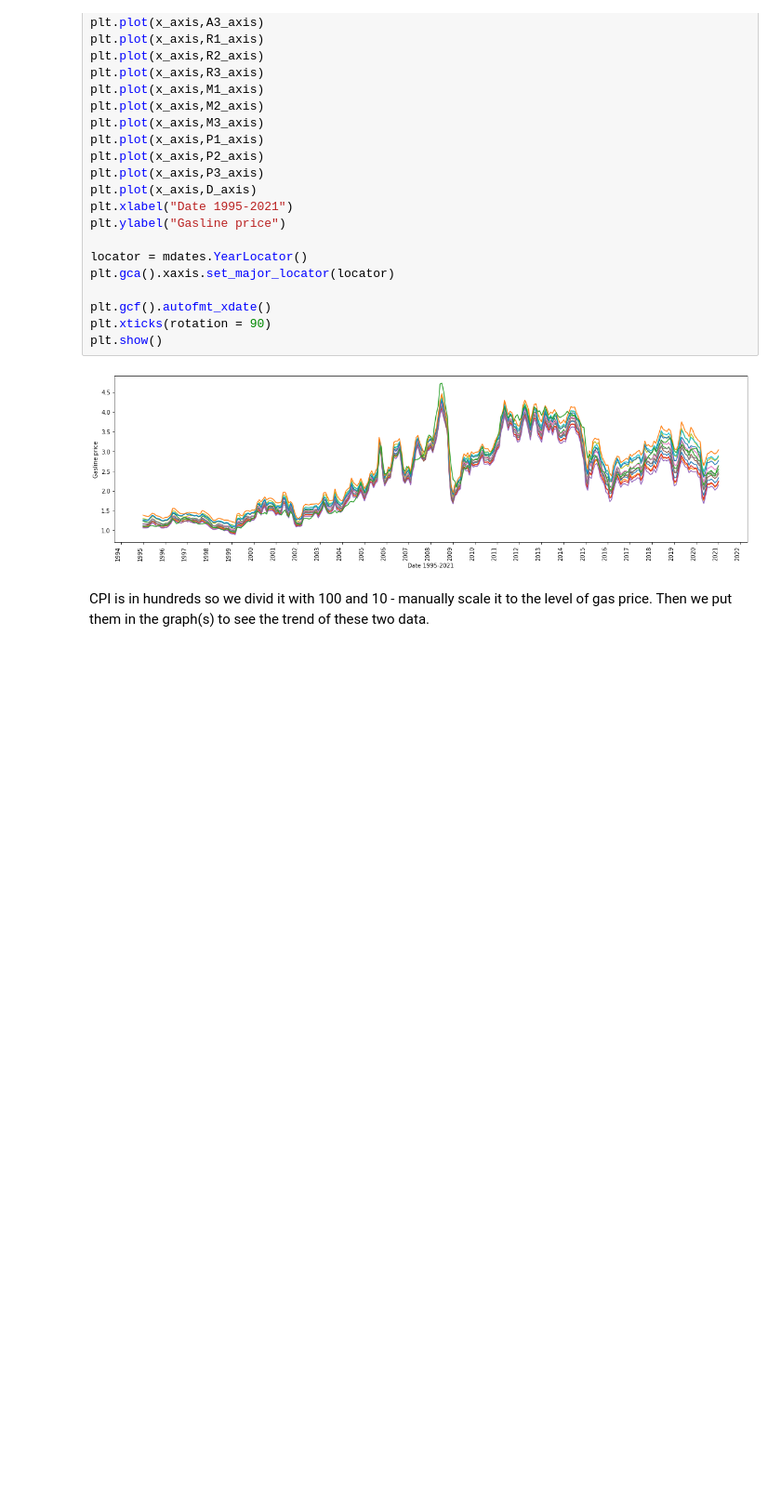
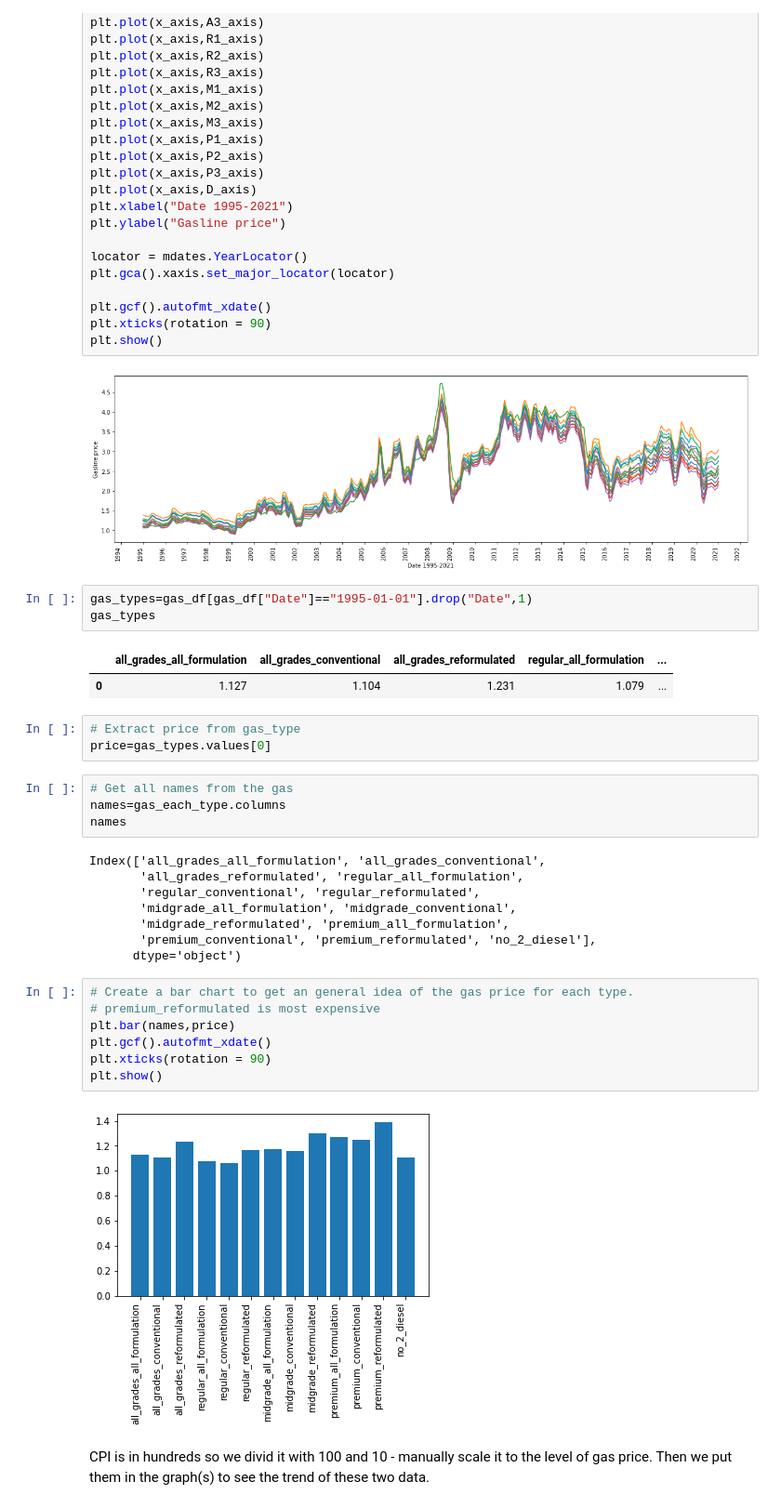
Before and after one commit to Jblueart/winning_project, a Jupyter notebook: data_exploring_and_models.ipynb, the cells around one changed output. Shown at 93% size. Drawn from its saved outputs; the diff is of its cells as text; blank space fills up the shorter version.

```diff
--- a/data_exploring_and_models.ipynb
+++ b/data_exploring_and_models.ipynb
@@ -121,6 +121,36 @@ plt.xticks(rotation = 90)
 plt.show()
 # %% [output]
 [figure]
+# %%
+gas_types=gas_df[gas_df["Date"]=="1995-01-01"].drop("Date",1)
+gas_types
+# %% [output]
+|  | all_grades_all_formulation | all_grades_conventional | all_grades_reformulated | regular_all_formulation | ... |
+| 0 | 1.127 | 1.104 | 1.231 | 1.079 | ... |
+# %%
+# Extract price from gas_type
+price=gas_types.values[0]
+# %%
+# Get all names from the gas
+names=gas_each_type.columns
+names
+# %% [output]
+Index(['all_grades_all_formulation', 'all_grades_conventional',
+       'all_grades_reformulated', 'regular_all_formulation',
+       'regular_conventional', 'regular_reformulated',
+       'midgrade_all_formulation', 'midgrade_conventional',
+       'midgrade_reformulated', 'premium_all_formulation',
+       'premium_conventional', 'premium_reformulated', 'no_2_diesel'],
+      dtype='object')
+# %%
+# Create a bar chart to get an general idea of the gas price for each type.
+# premium_reformulated is most expensive
+plt.bar(names,price)
+plt.gcf().autofmt_xdate()
+plt.xticks(rotation = 90)
+plt.show()
+# %% [output]
+[figure, added]
 # %% [markdown]
 CPI is in hundreds so we divid it with 100 and 10 - manually scale it to the level of gas price. Then we put them in the graph(s) to see the trend of these two data.
 # %%
```
Also changed, not shown: parts of 1 cell of this notebook.
